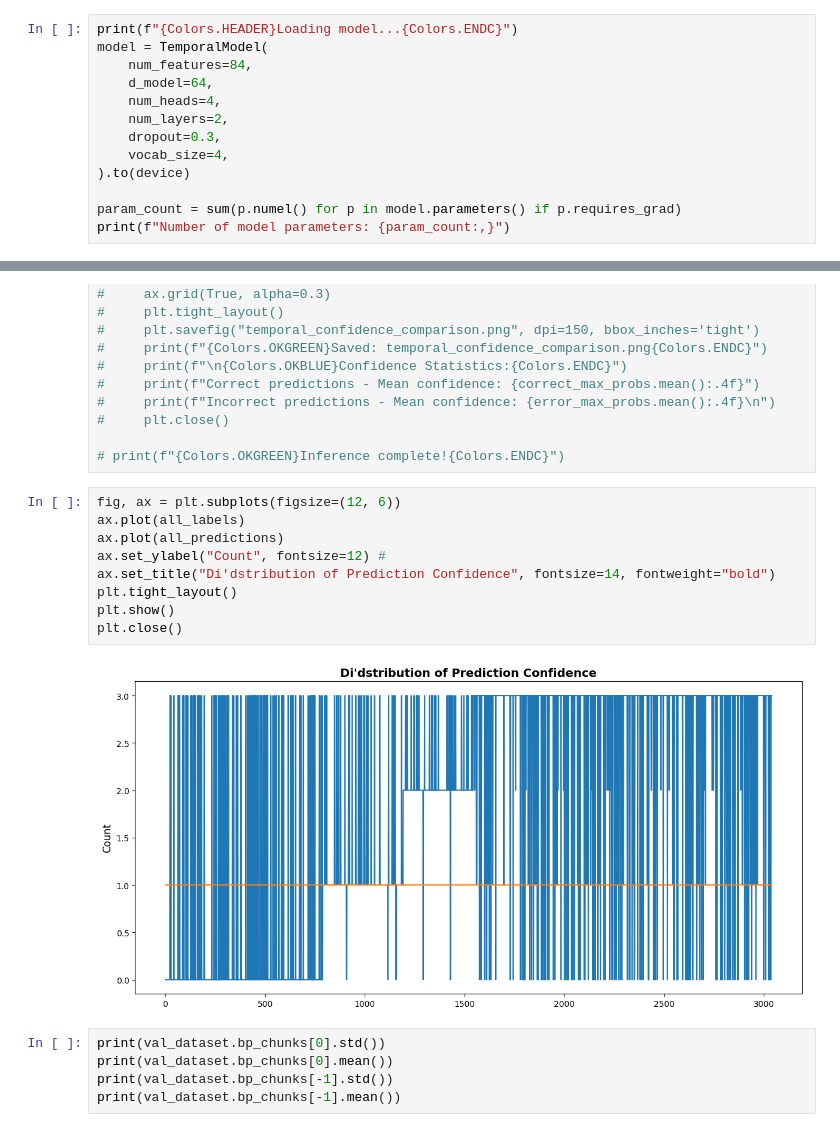
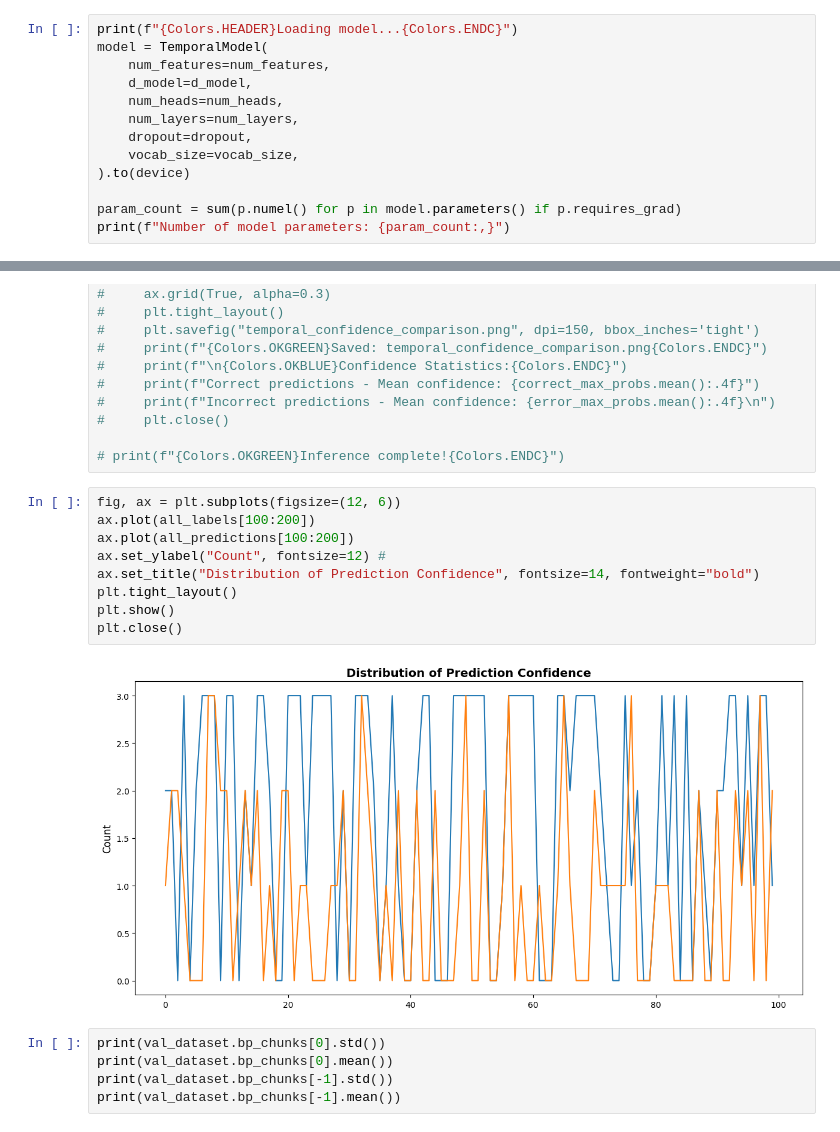
Before and after one commit to ojasprabhune/eeg, a Jupyter notebook: notebooks/temporal_inference.ipynb, the cells around one changed output, grey strips where cells are left out. Drawn from its saved outputs; the diff is of its cells as text.

Commit message:
test and change temporal model

```diff
--- a/notebooks/temporal_inference.ipynb
+++ b/notebooks/temporal_inference.ipynb
@@ -94,12 +89,12 @@ Dataset loaded. Validation batches: 95
 # %%
 print(f"{Colors.HEADER}Loading model...{Colors.ENDC}")
 model = TemporalModel(
-    num_features=84,
-    d_model=64,
-    num_heads=4,
-    num_layers=2,
-    dropout=0.3,
-    vocab_size=4,
+    num_features=num_features,
+    d_model=d_model,
+    num_heads=num_heads,
+    num_layers=num_layers,
+    dropout=dropout,
+    vocab_size=vocab_size,
 ).to(device)
 
 param_count = sum(p.numel() for p in model.parameters() if p.requires_grad)
@@ -319,15 +313,15 @@ Macro Averages:
 # print(f"{Colors.OKGREEN}Inference complete!{Colors.ENDC}")
 # %%
 fig, ax = plt.subplots(figsize=(12, 6))
-ax.plot(all_labels)
-ax.plot(all_predictions)
+ax.plot(all_labels[100:200])
+ax.plot(all_predictions[100:200])
 ax.set_ylabel("Count", fontsize=12) #
-ax.set_title("Di'dstribution of Prediction Confidence", fontsize=14, fontweight="bold")
+ax.set_title("Distribution of Prediction Confidence", fontsize=14, fontweight="bold")
 plt.tight_layout()
 plt.show()
 plt.close()
 # %% [output]
-[figure, old version]
+[figure, new version]
 # %%
 print(val_dataset.bp_chunks[0].std())
 print(val_dataset.bp_chunks[0].mean())
```
Also changed, not shown: parts of 4 cells of this notebook, 3 other files.
